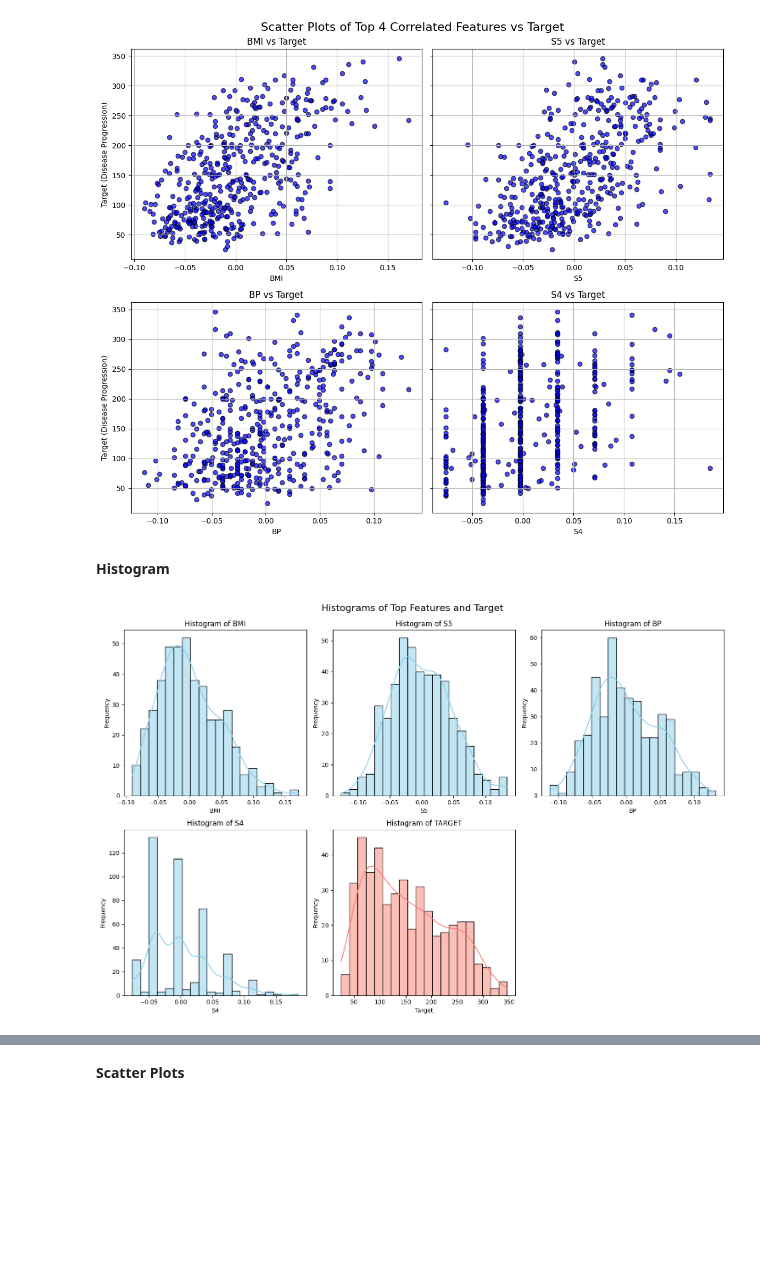
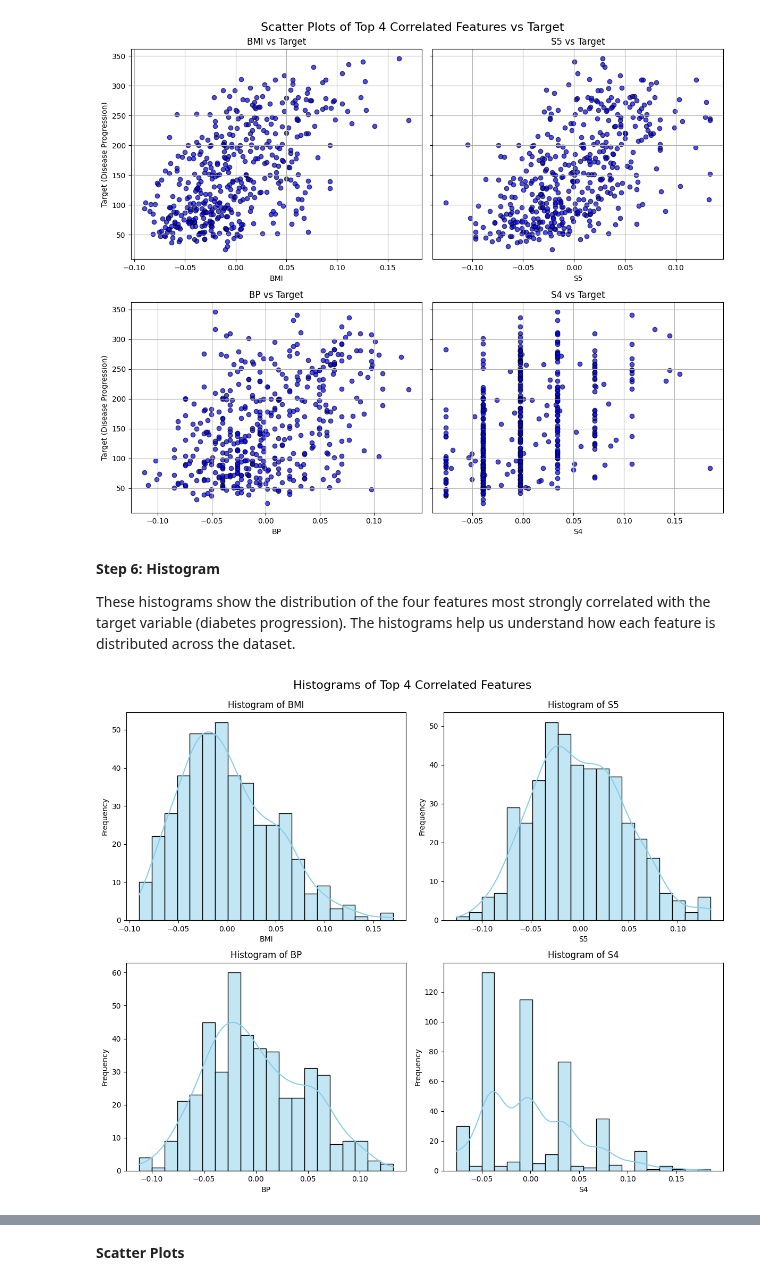
Before and after one commit to MandeepCon/Practical-Lab-2-MLR, a Jupyter notebook: Practical lab2.ipynb, the cells around one changed output, grey strips where cells are left out. Cells and saved outputs as stored; diff of their text form; code cells hidden in the pictures; blank space fills up the shorter version.

Commit message:
Histogram

```diff
--- a/Practical lab2.ipynb
+++ b/Practical lab2.ipynb
@@ -206,32 +206,25 @@ plt.show()
 # %% [output]
 [figure]
 # %% [markdown]
-**Histogram**
+**Step 6: Histogram**
+
+These histograms show the distribution of the four features most strongly correlated with the target variable (diabetes progression). The histograms help us understand how each feature is distributed across the dataset.
 # %%
-# Create histograms for the top 4 correlated features and the target
-fig, axes = plt.subplots(2, 3, figsize=(15, 10))
+# Create histograms for only the top 4 correlated features
+fig, axes = plt.subplots(2, 2, figsize=(12, 10))
 axes = axes.flatten()
 
-# Plot histograms for each of the top 4 features
+# Plot histograms for each feature
 for i, feature in enumerate(top_4_features):
     sns.histplot(diabetes_data[feature], bins=20, kde=True, color='skyblue', ax=axes[i])
     axes[i].set_title(f"Histogram of {feature.upper()}")
     axes[i].set_xlabel(feature.upper())
     axes[i].set_ylabel("Frequency")
 
-# Plot histogram for the target
-sns.histplot(diabetes_data['target'], bins=20, kde=True, color='salmon', ax=axes[4])
-axes[4].set_title("Histogram of TARGET")
-axes[4].set_xlabel("Target")
-axes[4].set_ylabel("Frequency")
-
-# Hide the unused subplot
-axes[5].axis('off')
-
-# Overall layout adjustments
-fig.suptitle("Histograms of Top Features and Target", fontsize=16)
+# Overall title and layout
+fig.suptitle("Histograms of Top 4 Correlated Features", fontsize=16)
 plt.tight_layout()
 plt.subplots_adjust(top=0.92)
 plt.show()
 # %% [output]
-[figure, old version]
+[figure, new version]
```
Also changed, not shown: parts of 3 cells of this notebook.
